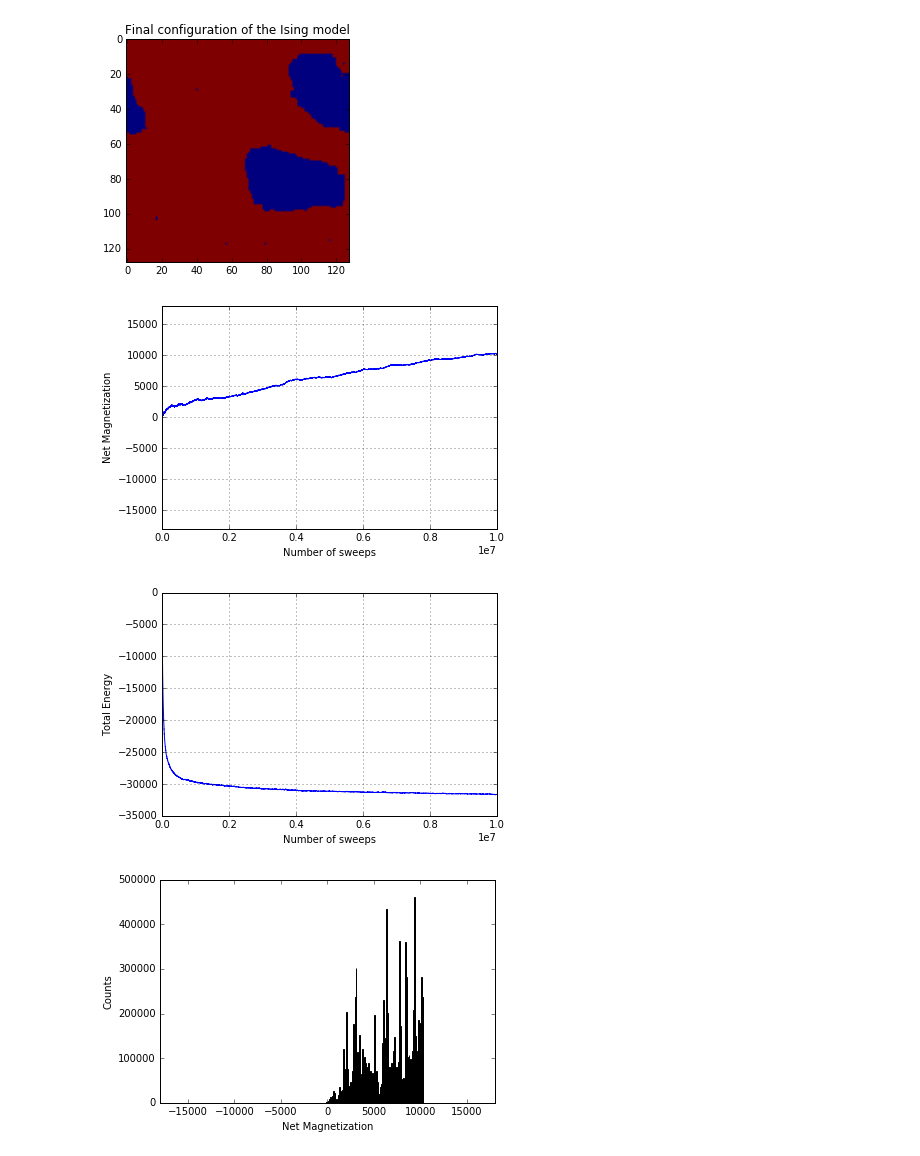
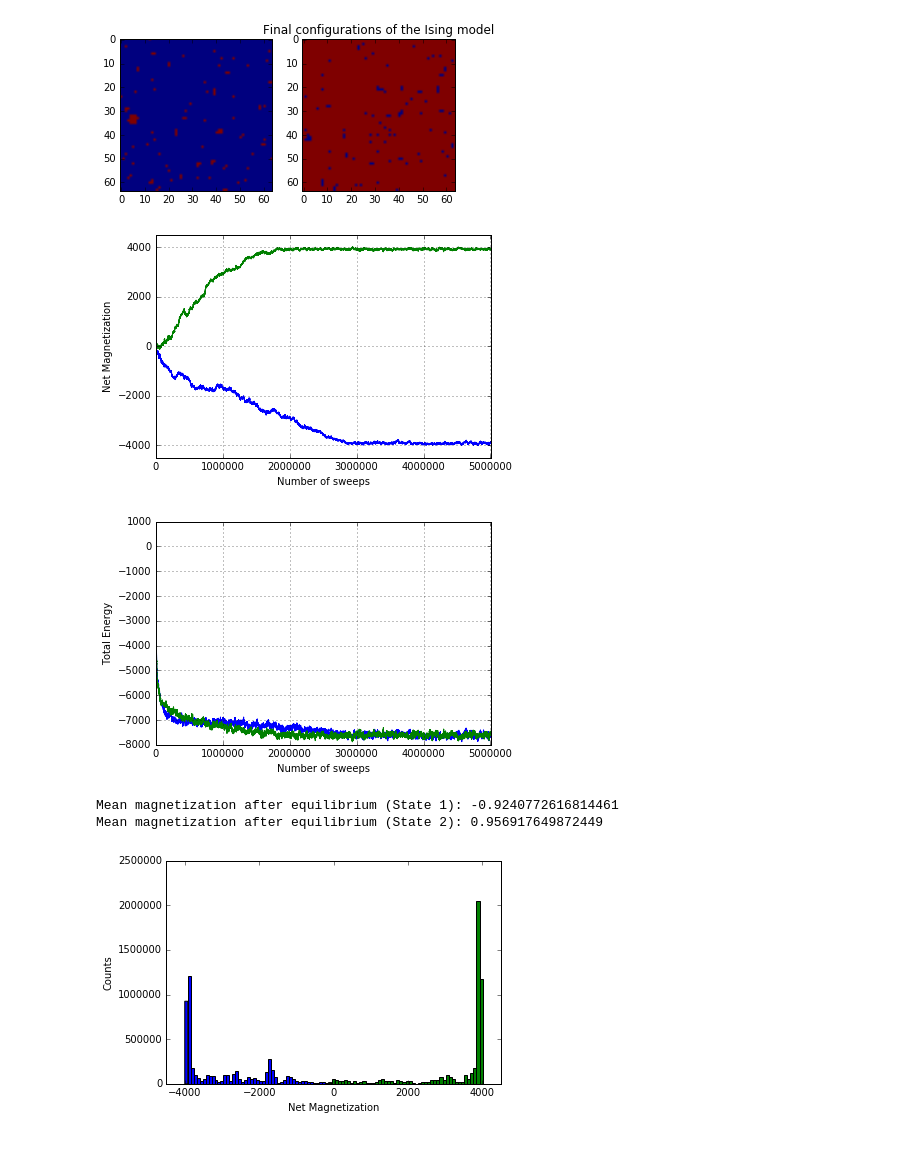
Before and after one commit to des137/MC_Simulations, a Jupyter notebook: ising/ising.ipynb, the cells around one changed output. Cells and saved outputs as stored; diff of their text form; code cells hidden in the pictures.

```diff
--- a/ising/ising.ipynb
+++ b/ising/ising.ipynb
@@ -11,18 +11,18 @@ def total_energy(state):
 	energy=0
 	for i in range(N):
 		for j in range(N):
-			energy+=state[i,j]*(state[(i+1)%N,j]+state[i,(j+1)%N])
+			energy-=state[i,j]*(state[(i+1)%N,j]+state[i,(j+1)%N])
 	return energy
 
 # Local energy change in the system after a spin flip
 def diff_energy(state,i,j):
-	return 2*state[i,j]*(state[(i-1)%N,j]+state[i,(j-1)%N]+state[(i+1)%N,j]+state[i,(j+1)%N])
+	return 2*state[i,j]*(state[(i-1),j]+state[i,(j-1)]+state[(i+1)%N,j]+state[i,(j+1)%N])
 
 # Monte Carlo update
-def update(state):
+def update(state, energy, magnetization):
 	energy[0]        = total_energy(state)                             # Energy of the initial state
 	magnetization[0] = state.sum()                                     # Magnetization of the initial state
-	for k in range(N_sweeps):
+	for k in range(1,N_sweeps):
 		i = np.random.randint(N)
 		j = np.random.randint(N)
 		delta_E = diff_energy(state,i,j)                               # Change in energy
@@ -35,51 +35,77 @@ def update(state):
 			energy[k]        = energy[k-1]
 # %%
 # System parameters
-N        = 2**7              # Number of lattice sites
-N_sweeps = 10**7             # Number of Monte Carlo sweeps
-temp     = 1.0               # Temperature
+N        = 2**6              # Number of lattice sites
+N_sweeps = 5*10**6           # Number of Monte Carlo sweeps
+temp     = 1.8               # Temperature
 
 # Intial state
-state = 2*np.random.randint(2, size=(N,N))-1
+state1 = 2*np.random.randint(2, size=(N,N))-1
+state2 = 2*np.random.randint(2, size=(N,N))-1
+
+state_up1 = np.ones((N,N), dtype = int)
+state_up2 = np.ones((N,N), dtype = int)
 
 # Magnetization/energy value holder
-magnetization = np.zeros(N_sweeps)
-energy        = np.zeros(N_sweeps)
+magnetization1 = np.zeros(N_sweeps)
+energy1        = np.zeros(N_sweeps)
+meanmag1 = np.zeros(N_sweeps)
+
+magnetization2 = np.zeros(N_sweeps)
+energy2        = np.zeros(N_sweeps)
+meanmag2 = np.zeros(N_sweeps)
+
 
 # Monte Carlo updates
-update(state)
+update(state1, energy1, magnetization1)
+update(state2, energy2, magnetization2)
+#update(state2, energy2, magnetization2)
+#update(state_up1, energy1, magnetization1)
 # %%
 # Snapshot of the configuration at the end of Monte Carlo simulation
-plt.imshow(state)
-plt.title('Final configuration of the Ising model')
+fig, (ax1, ax2) = plt.subplots(1, 2)
+ax1.imshow(state1)
+ax2.imshow(state2)
+plt.title('Final configurations of the Ising model')
 plt.show()
 # %% [output]
-[figure, old version]
+[figure, new version]
 # %%
 # Net Magnetization as a functions of number of Monte Carlo sweeps
-plt.plot(magnetization)
+plt.plot(magnetization1)
+plt.plot(magnetization2)
 plt.xlabel('Number of sweeps')
 plt.ylabel('Net Magnetization')
 plt.ylim(-1.1*N**2,1.1*N**2)
 plt.grid(True)
 plt.show()
 # %% [output]
-[figure, old version]
+[figure, new version]
 # %%
 # Net Energy as a functions of number of Monte Carlo sweeps
-plt.plot(energy)
+plt.plot(energy1)
+plt.plot(energy2)
 plt.xlabel('Number of sweeps')
 plt.ylabel('Total Energy')
 plt.grid(True)
 plt.show()
 # %% [output]
-[figure, old version]
+[figure, new version]
+# %%
+mean_mag1 = np.mean(magnetization1[2000000::N**2])
+mean_mag2 = np.mean(magnetization2[4000000::N**2])
+print('Mean magnetization after equilibrium (State 1):', mean_mag1/N**2)
+print('Mean magnetization after equilibrium (State 2):', mean_mag2/N**2)
+# %% [output]
+Mean magnetization after equilibrium (State 1): -0.9240772616814461
+Mean magnetization after equilibrium (State 2): 0.956917649872449
 # %%
 # Histogram for 'Net Magnetization'
-plt.hist(magnetization,bins=100)
+plt.hist(magnetization1,bins=50)
+plt.hist(magnetization2,bins=50)
 plt.xlim(-1.1*N**2,1.1*N**2)
 plt.xlabel('Net Magnetization')
 plt.ylabel('Counts')
 plt.show()
 # %% [output]
-[figure, old version]
+[figure, new version]
```
Also changed, not shown: 2 other files.
